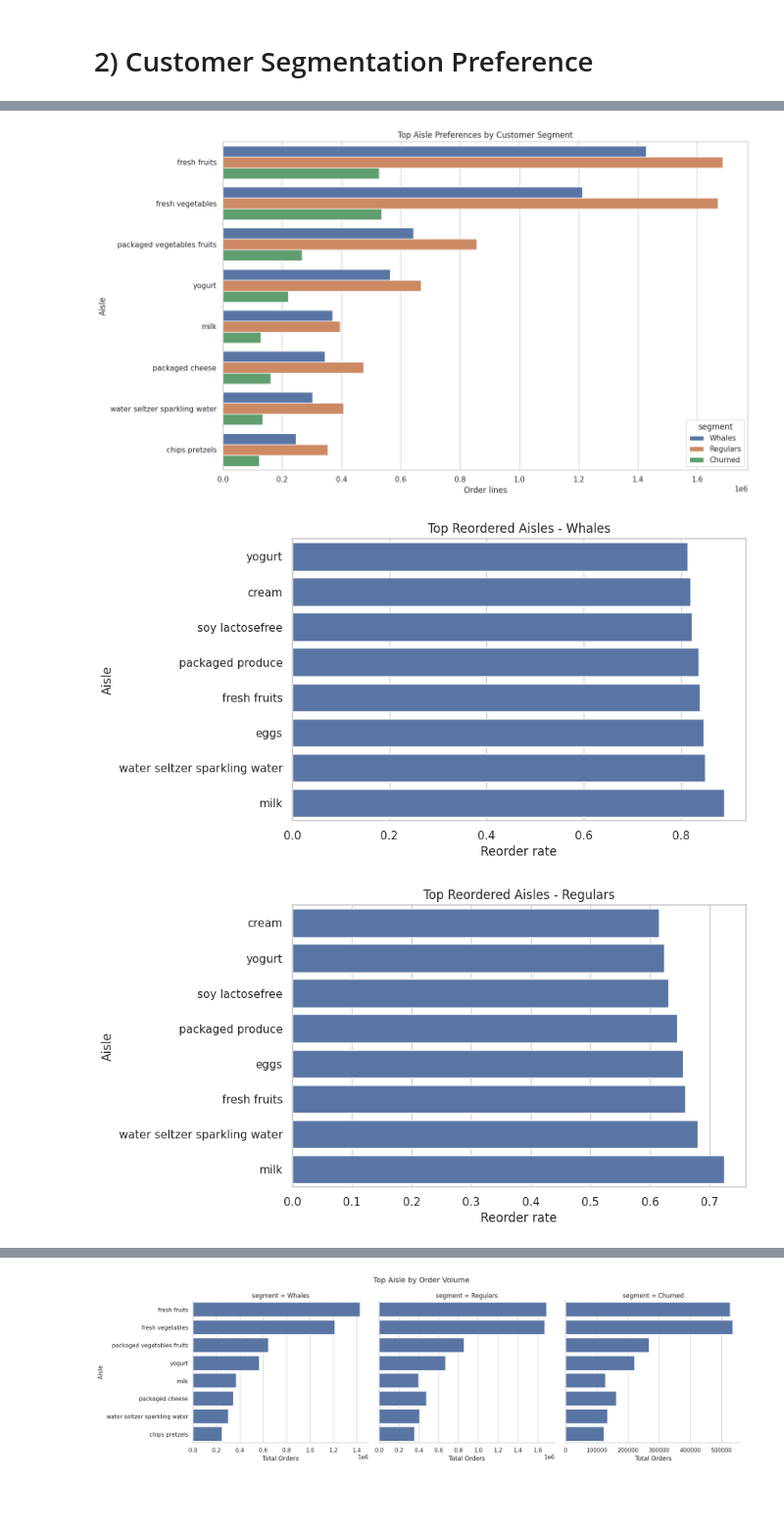
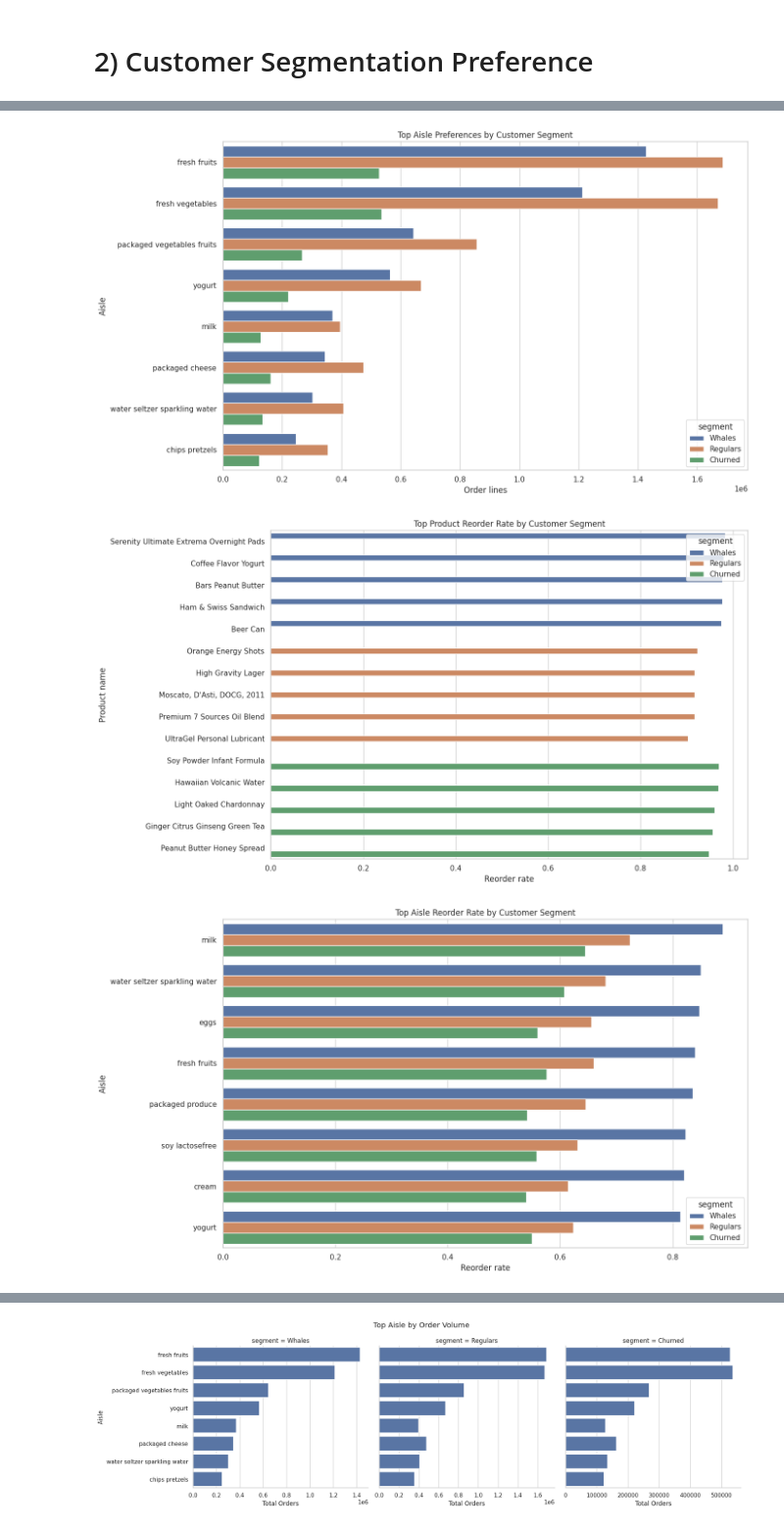
Before and after one commit to ppts2545/Instacart-Market-Basket-Analysis, a Jupyter notebook: notebooks/02_Exploratory_Data_Analysis/02a_customer_kpi_segments.ipynb, the cells around one changed output, grey strips where cells are left out. Shown at 98% size. Cells and saved outputs as stored; diff of their text form; code cells hidden in the pictures; blank space fills up the shorter version.

```diff
--- a/notebooks/02_Exploratory_Data_Analysis/02a_customer_kpi_segments.ipynb
+++ b/notebooks/02_Exploratory_Data_Analysis/02a_customer_kpi_segments.ipynb
@@ -1068,6 +1170,7 @@ top_reordered_by_segment = (
     .reset_index(drop=True)
 )
 
+#Visualize Top Product Preferences by Customer Segment
 plt.figure(figsize=(14, 8))
 sns.barplot(
     data=top_products_by_segment,
@@ -1075,54 +1178,55 @@ sns.barplot(
     y="product_name",
     hue="segment",
 )
 plt.title("Top Product Preferences by Customer Segment")
 plt.xlabel("Order lines")
 plt.ylabel("Product name")
 plt.tight_layout()
 plt.show()
 
-
+#Visualize Top Aisle Preferences by Customer Segment
 plt.figure(figsize=(14, 8))
 sns.barplot(
     data=top_aisle_by_segment,
     x="order_lines",
     y="aisle",
     hue="segment",
 )
 plt.title("Top Aisle Preferences by Customer Segment")
 plt.xlabel("Order lines")
 plt.ylabel("Aisle")
 plt.tight_layout()
 plt.show()
 
-
-for seg in top_reordered_aisle_by_segment["segment"].unique():
-    temp = top_reordered_aisle_by_segment[
-        top_reordered_aisle_by_segment["segment"] == seg
-    ].sort_values("reorder_rate", ascending=True)
-
-    plt.figure(figsize=(8, 5))
-    sns.barplot(data=temp, x="reorder_rate", y="aisle")
-    plt.title(f"Top Reordered Aisles - {seg}")
-    plt.xlabel("Reorder rate")
-    plt.ylabel("Aisle")
-    plt.show()
-
-g = sns.catplot(
+#Visualize Top Product Reorder Rate by Customer Segment
+plt.figure(figsize=(14, 8))
+sns.barplot(
     data=top_reordered_by_segment,
     x="reorder_rate",
     y="product_name",
-    col="segment",
-    kind="bar",
-    height=5,
-    aspect=1,
-    sharex=False,
+    hue="segment",
 )
-g.set_axis_labels("Reorder rate", "Product name")
-g.fig.suptitle("Top Reordered Products by Customer Segment", y=1.03)
+plt.title("Top Product Reorder Rate by Customer Segment")
+plt.xlabel("Reorder rate")
+plt.ylabel("Product name")
+plt.tight_layout()
 plt.show()
+
+#Visualize Top Aisle Reorder Rate by Customer Segment
+plt.figure(figsize=(14, 8))
+sns.barplot(
+    data=top_reordered_aisle_by_segment,
+    x="reorder_rate",
+    y="aisle",
+    hue="segment",
+)
+plt.title("Top Aisle Reorder Rate by Customer Segment")
+plt.xlabel("Reorder rate")
+plt.ylabel("Aisle")
+plt.tight_layout()
+plt.show()
 # %% [output]
 [figure]
 [figure]
-[figure, old version]
+[figure, new version]
-[figure, old version]
+[figure, new version]
```
Also changed, not shown: parts of 15 cells of this notebook, 5 other files.
